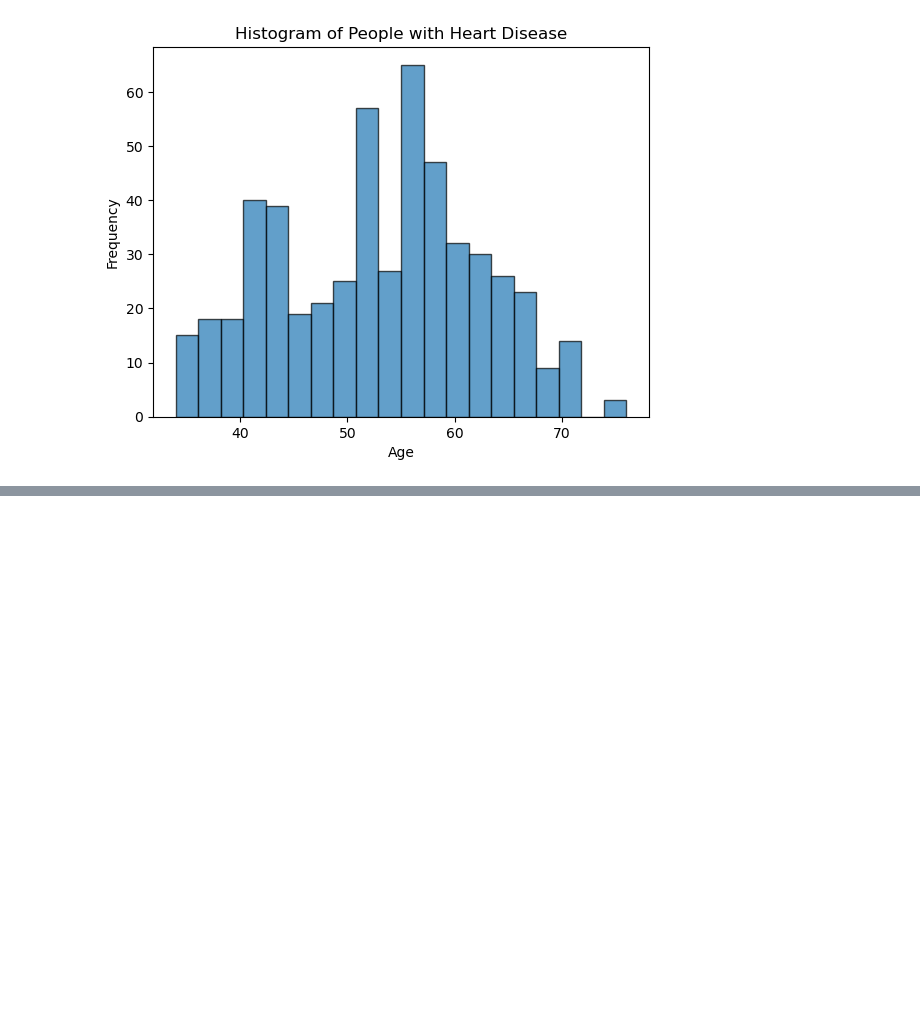
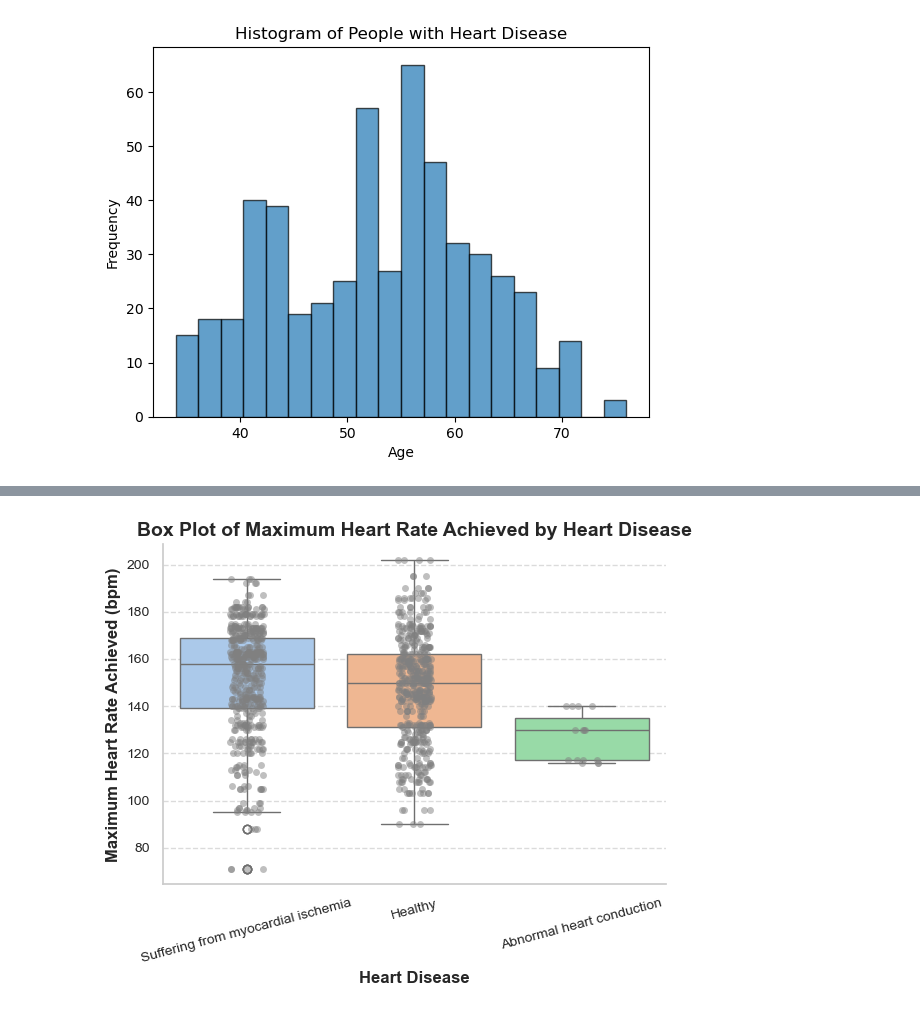
Before and after one commit to timGalk/Labs-Python, a Jupyter notebook: Lab4/task2.ipynb, the cells around one changed output, grey strips where cells are left out. Cells and saved outputs as stored; diff of their text form; code cells hidden in the pictures; blank space fills up the shorter version.

```diff
--- a/Lab4/task2.ipynb
+++ b/Lab4/task2.ipynb
@@ -89,0 +112,53 @@ plt.show()
+# %%
+
+# Assign labels for better readability
+labels = {
+    0: "Healthy",
+    1: "Suffering from myocardial ischemia",
+    2: "Abnormal heart conduction"
+}
+
+# Map labels to the dataset
+data['Condition'] = data['Resting electrocardiographic results'].map(labels)
+
+# Create the figure and axes
+plt.figure(figsize=(6, 5))
+
+# Create the box plot using Matplotlib
+sns.boxplot(
+    x='Condition',
+    y='Maximum heart rate achieved',
+    data=data,
+    hue='Condition',  # Assign x variable to hue as suggested
+    palette="pastel",
+    dodge=False,  # Avoid separating the hues (for a single category)
+    legend=False  # Disable legend
+)
+
+# Overlay all individual data points for transparency
+sns.stripplot(
+    x='Condition',
+    y='Maximum heart rate achieved',
+    data=data,
+    color="gray",
+    alpha=0.5,
+    jitter=True
+)
+
+# Customize labels and title
+plt.xlabel("Heart Disease", fontsize=12, fontweight='bold')
+plt.ylabel("Maximum Heart Rate Achieved (bpm)", fontsize=12, fontweight='bold')
+plt.title("Box Plot of Maximum Heart Rate Achieved by Heart Disease", fontsize=14, fontweight='bold')
+
+# Customize the plot appearance
+plt.grid(axis='y', linestyle='--', alpha=0.7)
+plt.xticks(fontsize=10, rotation=15)
+plt.yticks(fontsize=10)
+plt.gca().spines['top'].set_visible(False)
+plt.gca().spines['right'].set_visible(False)
+
+# Adjust layout and show the plot
+plt.tight_layout()
+plt.show()
+# %% [output]
+[figure, added]
```
Also changed, not shown: parts of 9 cells of this notebook.
